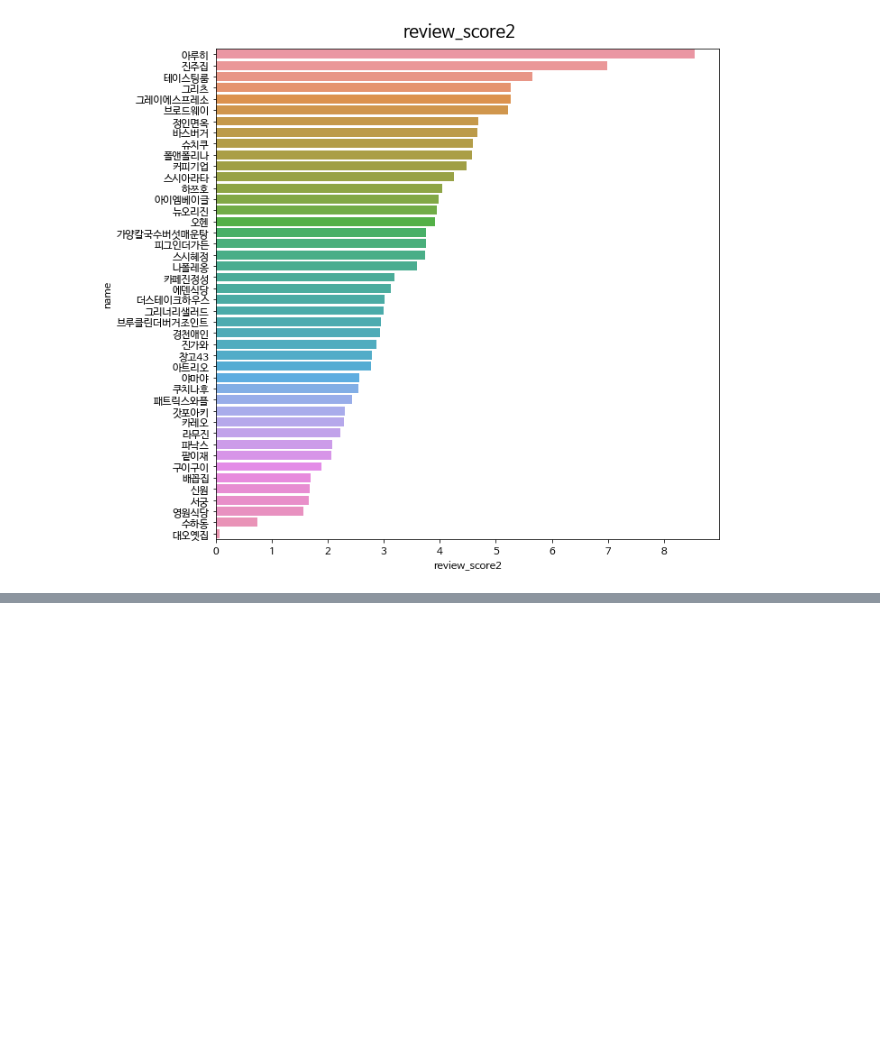
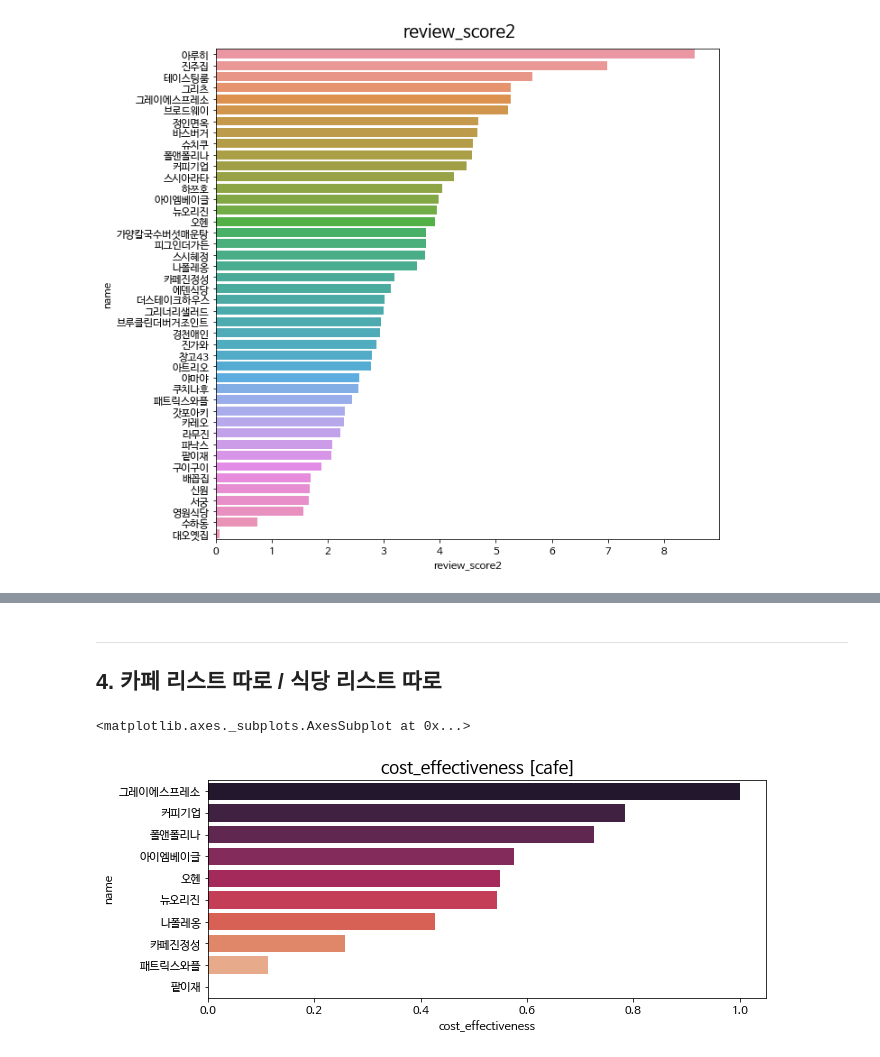
Before and after one commit to Edwardkim0/RealTastySpot, a Jupyter notebook: code/data_preprocessing.ipynb, the cells around one changed output, grey strips where cells are left out. Drawn from its saved outputs; the diff is of its cells as text; code cells hidden in the pictures; blank space fills up the shorter version.

```diff
--- a/code/data_preprocessing.ipynb
+++ b/code/data_preprocessing.ipynb
@@ -787,0 +906,5 @@ feature_data['review_score1_rank'] = feature_data['review_score1'].rank(ascendin
+# %% [markdown]
+---
+## 4. 카페 리스트 따로 / 식당 리스트 따로
+# %%
+cafe_data = feature_data[feature_data['New_category']=='카페']
@@ -787,0 +913,8 @@ feature_data['review_score1_rank'] = feature_data['review_score1'].rank(ascendin
+# %%
+temp_plot = cafe_data.sort_values('cost_effectiveness', ascending=False)
+fig = plt.figure(figsize=(10,4))
+fig.suptitle('cost_effectiveness [cafe]', size=17, y=0.95)
+sns.barplot(temp_plot['cost_effectiveness'], temp_plot['name'], palette='rocket' )
+# %% [output]
+<matplotlib.axes._subplots.AxesSubplot at 0x...>
+[figure, added]
```
Also changed, not shown: parts of 32 cells of this notebook, 5 other files.
